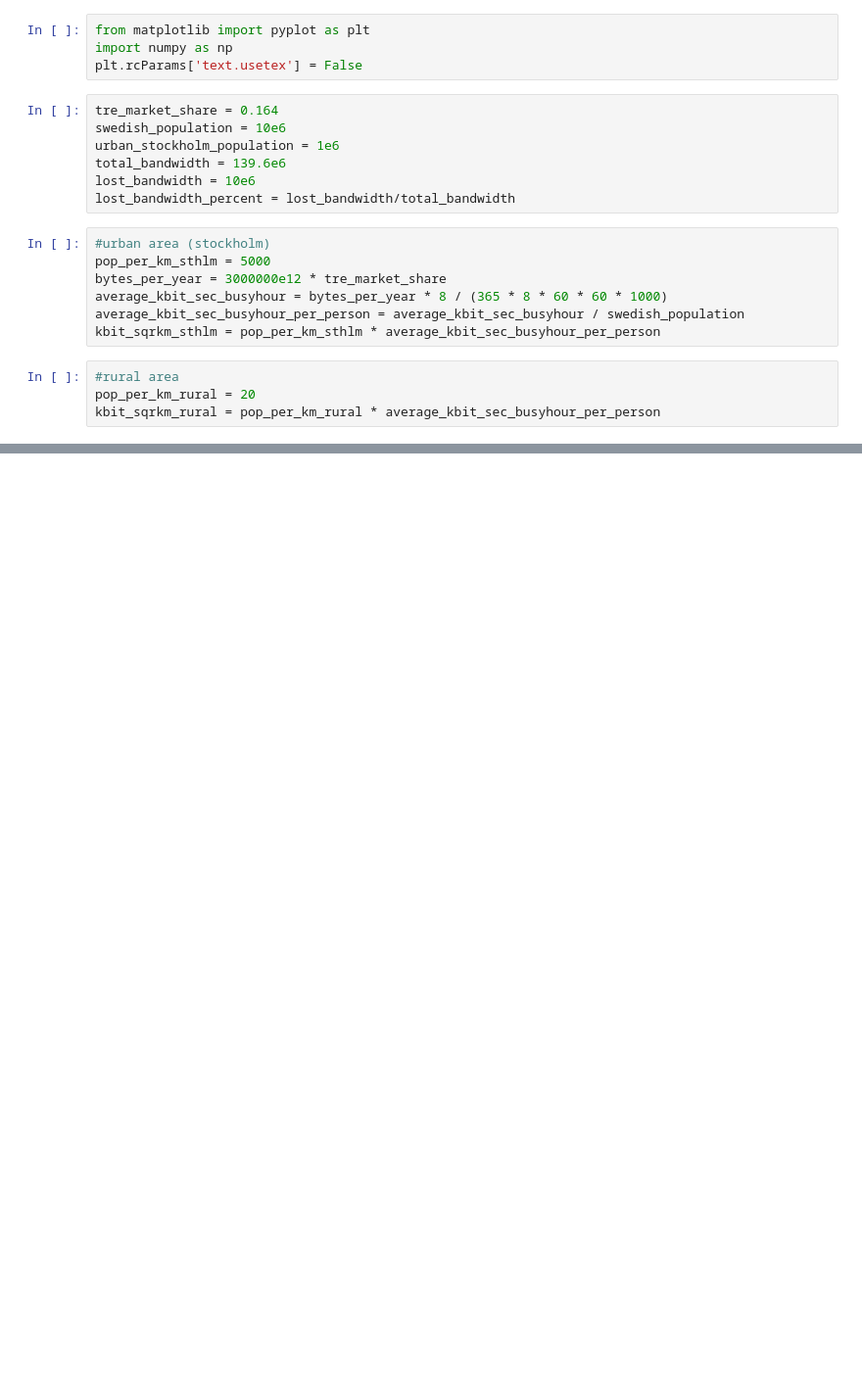
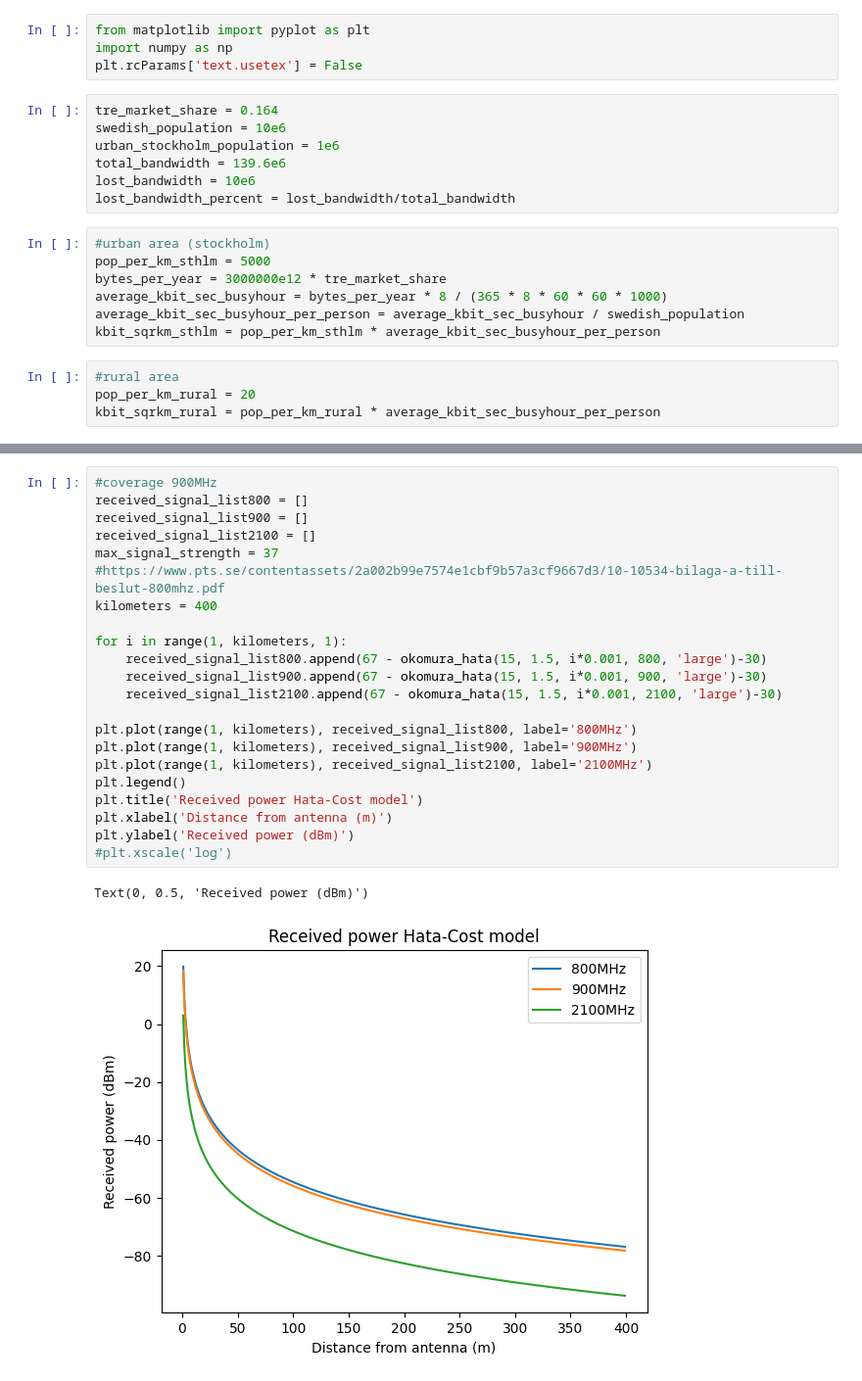
Before and after one commit to Joinatan/wireless_systems, a Jupyter notebook: casestudy2/data.ipynb, the cells around one changed output, grey strips where cells are left out. Shown: that part at 98% size. Drawn from its saved outputs; the diff is of its cells as text; blank space fills up the shorter version.

```diff
--- a/casestudy2/data.ipynb
+++ b/casestudy2/data.ipynb
@@ -69,0 +152,25 @@ plt.bar(2, total_spectral_eff_after_upgrade, label='Stockholm')
+# %%
+#coverage 900MHz
+received_signal_list800 = []
+received_signal_list900 = []
+received_signal_list2100 = []
+max_signal_strength = 37
+#https://www.pts.se/contentassets/2a002b99e7574e1cbf9b57a3cf9667d3/10-10534-bilaga-a-till-beslut-800mhz.pdf
+kilometers = 400
+
+for i in range(1, kilometers, 1):
+    received_signal_list800.append(67 - okomura_hata(15, 1.5, i*0.001, 800, 'large')-30)
+    received_signal_list900.append(67 - okomura_hata(15, 1.5, i*0.001, 900, 'large')-30)
+    received_signal_list2100.append(67 - okomura_hata(15, 1.5, i*0.001, 2100, 'large')-30)
+
+plt.plot(range(1, kilometers), received_signal_list800, label='800MHz')
+plt.plot(range(1, kilometers), received_signal_list900, label='900MHz')
+plt.plot(range(1, kilometers), received_signal_list2100, label='2100MHz')
+plt.legend()
+plt.title('Received power Hata-Cost model')
+plt.xlabel('Distance from antenna (m)')
+plt.ylabel('Received power (dBm)')
+#plt.xscale('log')
+# %% [output]
+Text(0, 0.5, 'Received power (dBm)')
+[figure, added]
```
Also changed, not shown: parts of 9 cells of this notebook.
